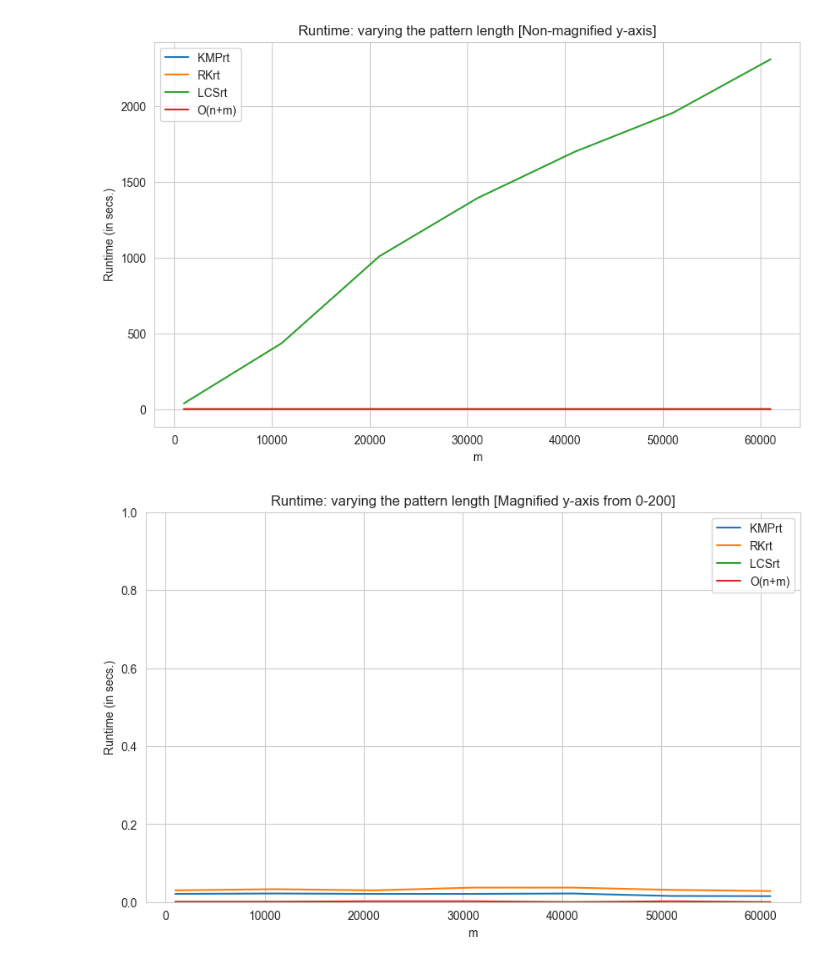
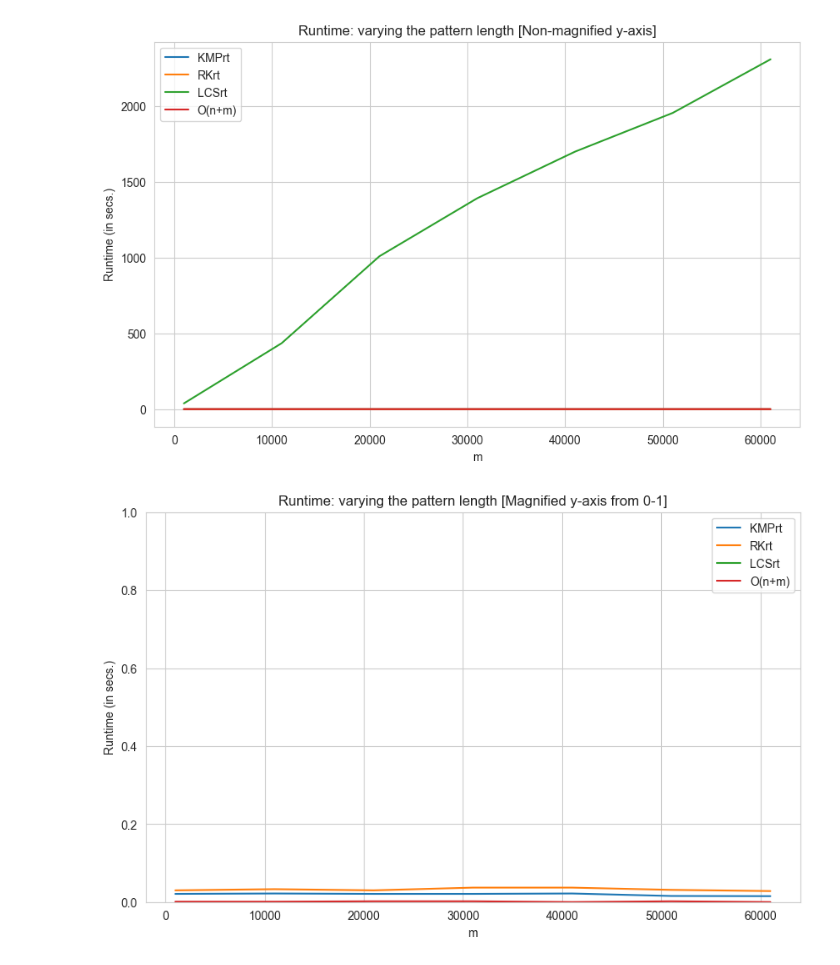
Before and after one commit to haniya1305/320PlagiarismChecker, a Jupyter notebook: PlotCreation.ipynb, the cells around one changed output. Cells and saved outputs as stored; diff of their text form; code cells hidden in the pictures.

Commit message:
Final touches, and fixing axis label in plots

```diff
--- a/PlotCreation.ipynb
+++ b/PlotCreation.ipynb
@@ -102,21 +102,21 @@ fig.savefig('Plots/plot_manipulating_pattern.png', format='png', dpi=1200, bbox_
 # %%
 # Create a figure and axis object
 fig, ax = plt.subplots(figsize=(10, 6))
 
 # Plot the line plot
 sns.lineplot(data=patternM, x='m', y='KMPrt', ax=ax, label='KMPrt')
 sns.lineplot(data=patternM, x='m', y='RKrt', ax=ax, label='RKrt')
 sns.lineplot(data=patternM, x='m', y='LCSrt', ax=ax, label='LCSrt')
 sns.lineplot(data=patternM, x='m', y='O(n+m)', ax=ax, label='O(n+m)')
 
 # Set the axis labels and title
 ax.set_xlabel('m')
 ax.set_ylabel('Runtime (in secs.)')
-ax.set_title('Runtime: varying the pattern length [Magnified y-axis from 0-200]')
+ax.set_title('Runtime: varying the pattern length [Magnified y-axis from 0-1]')
 ax.set_ylim(0, 1)
 
 # Show the plot
 plt.show()
 fig.savefig('Plots/plot_manipulating_pattern_magnified.png', format='png', dpi=1200, bbox_inches='tight')
 # %% [output]
-[figure, old version]
+[figure, new version]
```
Also changed, not shown: 2 other files.
